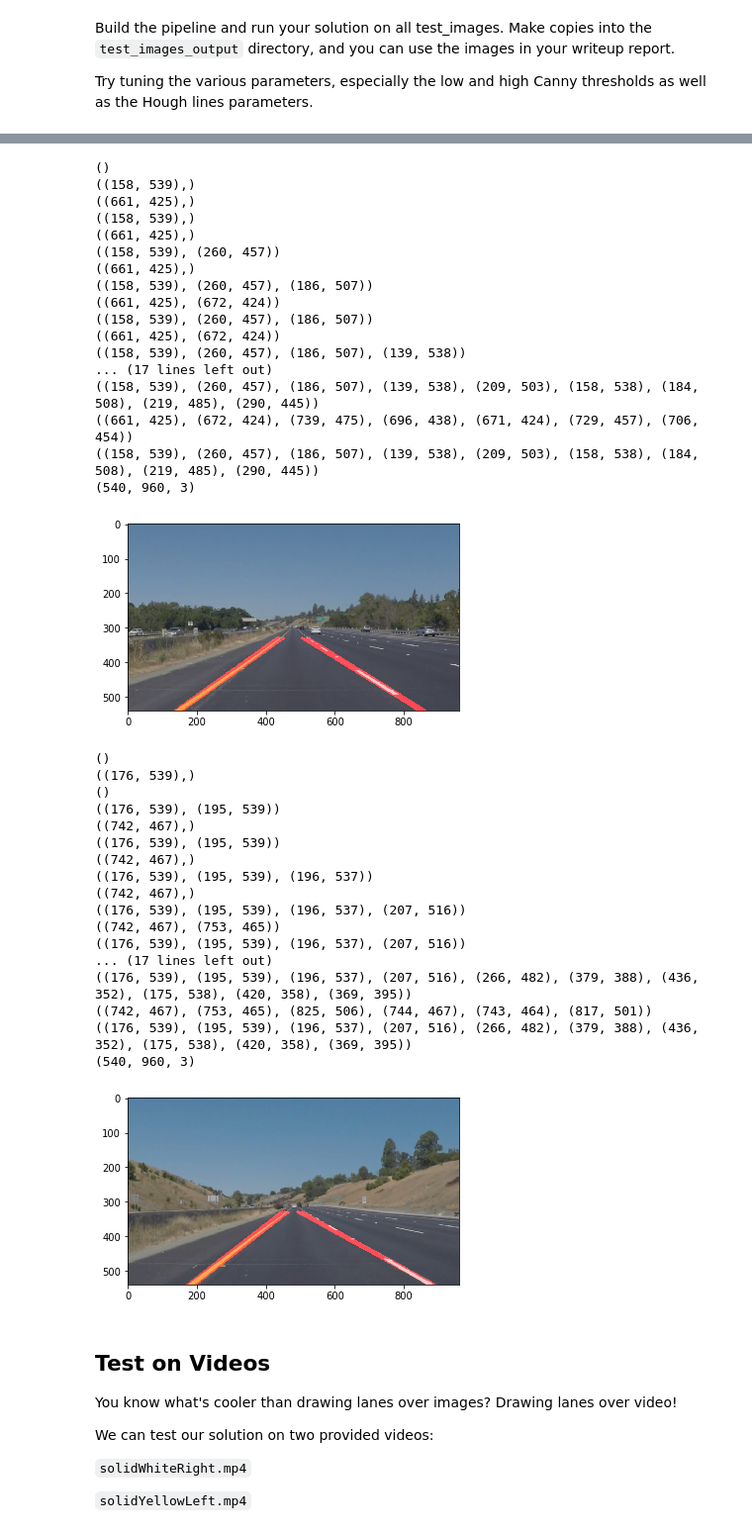
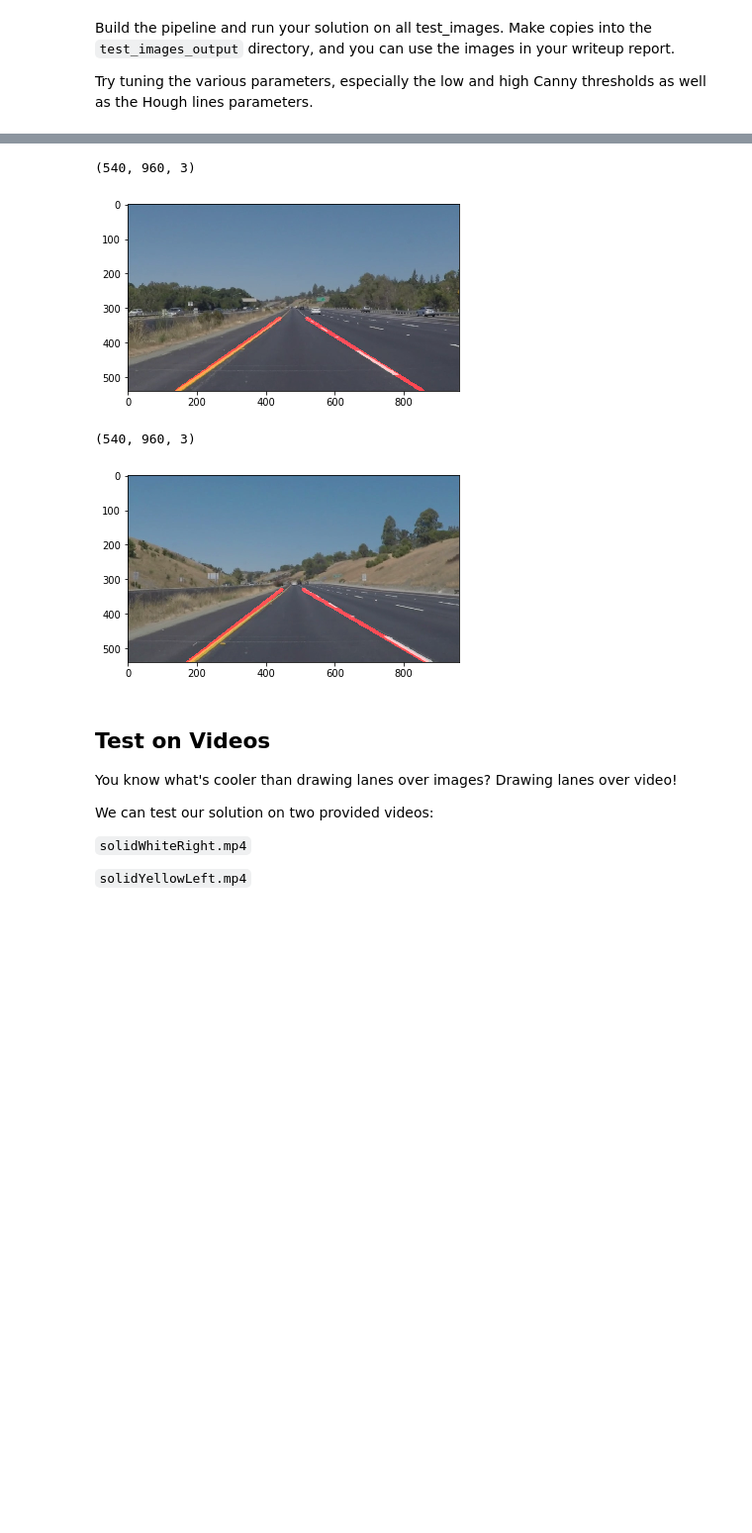
Before and after one commit to byungju-oh/self, a Jupyter notebook: CarND-LaneLines-P1-master/CarND-LaneLines-P1-master/P1.ipynb, the cells around one changed output, grey strips where cells are left out. Shown at 99% size. Drawn from its saved outputs; the diff is of its cells as text; code cells hidden in the pictures; blank space fills up the shorter version.

```diff
--- a/CarND-LaneLines-P1-master/CarND-LaneLines-P1-master/P1.ipynb
+++ b/CarND-LaneLines-P1-master/CarND-LaneLines-P1-master/P1.ipynb
@@ -322,14 +341,14 @@ for i in test:
 
 
 def pipeline(image, kernel_size=7, low_threshold=30, high_threshold=180, rho=1,
-             theta=np.pi/180, threshold=10, min_line_len=26, max_line_gap=50 ):
+             theta=np.pi/180, threshold=50, min_line_len=16, max_line_gap=50 ):
     gray = grayscale(image)
     blur = gaussian_blur(gray,kernel_size)
     canny_edges = canny(blur,low_threshold,high_threshold)
     ysize=canny_edges.shape[0]
     xsize=canny_edges.shape[1]
 #     vertices = np.array([[(27, 540 ),(422, 324),(528, 324), (912, 540)]], dtype=np.int32)
-    vertices = np.array([[(50,540),(450, 330), (485,330), (900,540)]], dtype=np.int32)
+    vertices = np.array([[(100,540),(450, 330), (485,330), (960,540)]], dtype=np.int32)
     region = region_of_interest(canny_edges,[vertices])
     hough= hough_lines(region,rho,theta,threshold,min_line_len,max_line_gap)
     print(hough.shape)
@@ -460,39 +415,7 @@ for test in test_image:
-()
-((158, 539),)
-((661, 425),)
-((158, 539),)
-((661, 425),)
-((158, 539), (260, 457))
-((661, 425),)
-((158, 539), (260, 457), (186, 507))
-((661, 425), (672, 424))
-((158, 539), (260, 457), (186, 507))
-((661, 425), (672, 424))
-((158, 539), (260, 457), (186, 507), (139, 538))
-... (17 lines left out)
-((158, 539), (260, 457), (186, 507), (139, 538), (209, 503), (158, 538), (184, 508), (219, 485), (290, 445))
-((661, 425), (672, 424), (739, 475), (696, 438), (671, 424), (729, 457), (706, 454))
-((158, 539), (260, 457), (186, 507), (139, 538), (209, 503), (158, 538), (184, 508), (219, 485), (290, 445))
 (540, 960, 3)
 [figure]
-()
-((176, 539),)
-()
-((176, 539), (195, 539))
-((742, 467),)
-((176, 539), (195, 539))
-((742, 467),)
-((176, 539), (195, 539), (196, 537))
-((742, 467),)
-((176, 539), (195, 539), (196, 537), (207, 516))
-((742, 467), (753, 465))
-((176, 539), (195, 539), (196, 537), (207, 516))
-... (17 lines left out)
-((176, 539), (195, 539), (196, 537), (207, 516), (266, 482), (379, 388), (436, 352), (175, 538), (420, 358), (369, 395))
-((742, 467), (753, 465), (825, 506), (744, 467), (743, 464), (817, 501))
-((176, 539), (195, 539), (196, 537), (207, 516), (266, 482), (379, 388), (436, 352), (175, 538), (420, 358), (369, 395))
 (540, 960, 3)
-[figure, old version]
+[figure, new version]
 # %% [markdown]
 ## Test on Videos
 
```
Also changed, not shown: parts of 6 cells of this notebook, 3 other files.
